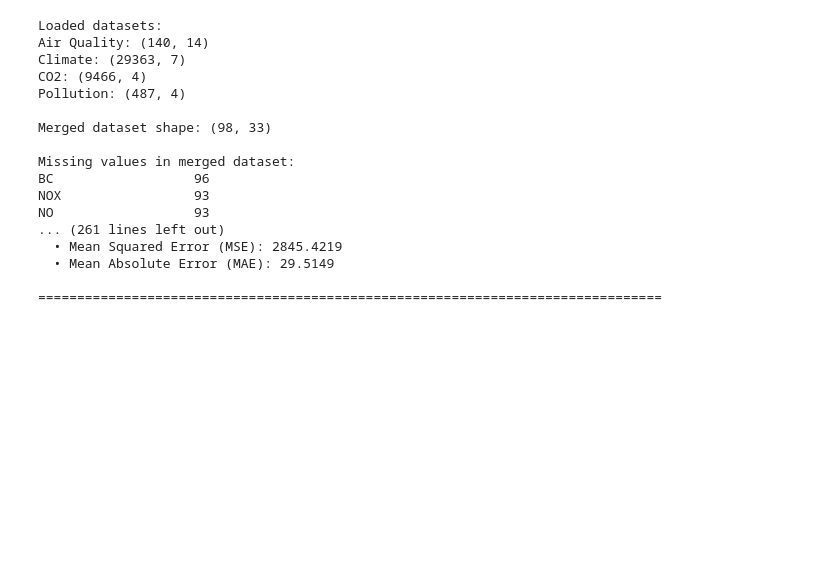
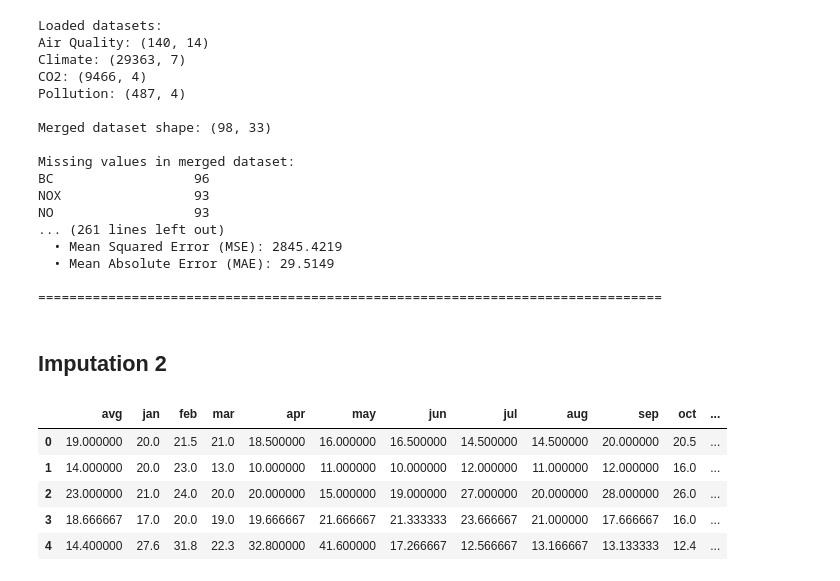
Before and after one commit to erdnuz/climate_lens, a Jupyter notebook: preprocessing.ipynb, the cells around one changed output. Cells and saved outputs as stored; diff of their text form; code cells hidden in the pictures; blank space fills up the shorter version.

Commit message:
Imputation2

```diff
--- a/preprocessing.ipynb
+++ b/preprocessing.ipynb
@@ -1071,3 +1070,18 @@ NO                  93
   • Mean Absolute Error (MAE): 29.5149
 
 ================================================================================
+# %% [markdown]
+## Imputation 2
+# %%
+co2 = pd.read_csv('data/co2.csv')
+aq = pd.read_csv('data/air_quality.csv')
+pollution = pd.read_csv('data/pollution.csv')
+# %%
+aq.head()
+# %% [output]
+|  | avg | jan | feb | mar | apr | may | jun | jul | aug | sep | oct | ... |
+| 0 | 19.000000 | 20.0 | 21.5 | 21.0 | 18.500000 | 16.000000 | 16.500000 | 14.500000 | 14.500000 | 20.000000 | 20.5 | ... |
+| 1 | 14.000000 | 20.0 | 23.0 | 13.0 | 10.000000 | 11.000000 | 10.000000 | 12.000000 | 11.000000 | 12.000000 | 16.0 | ... |
+| 2 | 23.000000 | 21.0 | 24.0 | 20.0 | 20.000000 | 15.000000 | 19.000000 | 27.000000 | 20.000000 | 28.000000 | 26.0 | ... |
+| 3 | 18.666667 | 17.0 | 20.0 | 19.0 | 19.666667 | 21.666667 | 21.333333 | 23.666667 | 21.000000 | 17.666667 | 16.0 | ... |
+| 4 | 14.400000 | 27.6 | 31.8 | 22.3 | 32.800000 | 41.600000 | 17.266667 | 12.566667 | 13.166667 | 13.133333 | 12.4 | ... |
```
Also changed, not shown: parts of 19 cells of this notebook.
